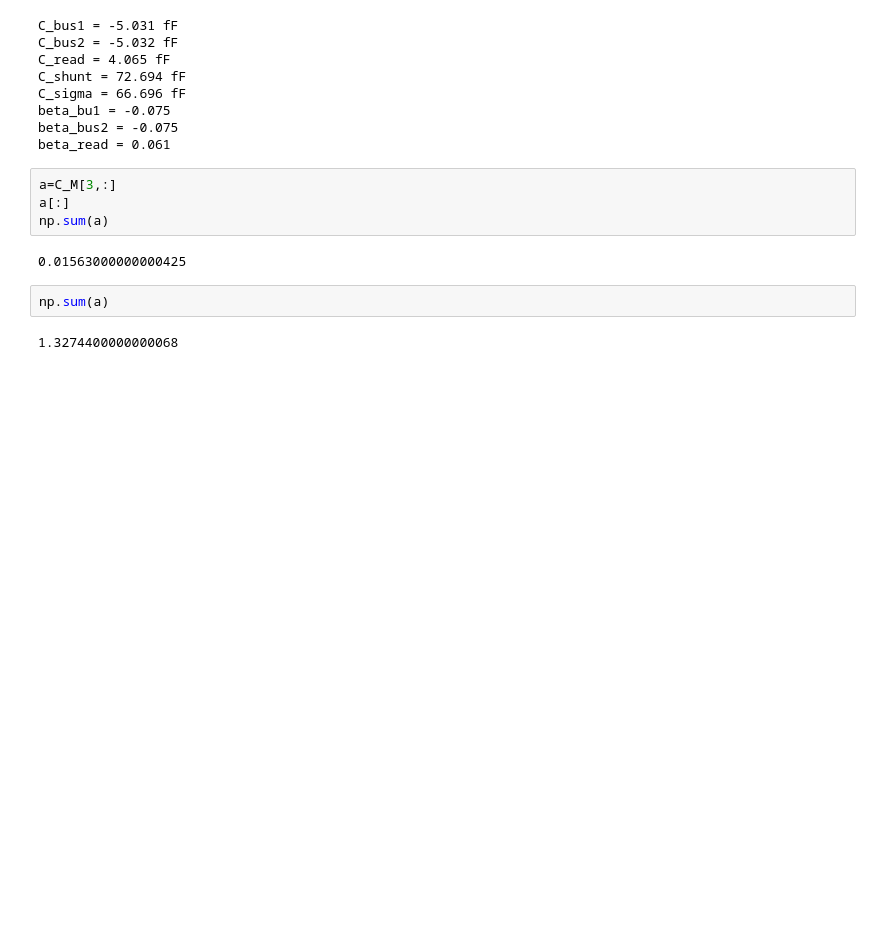
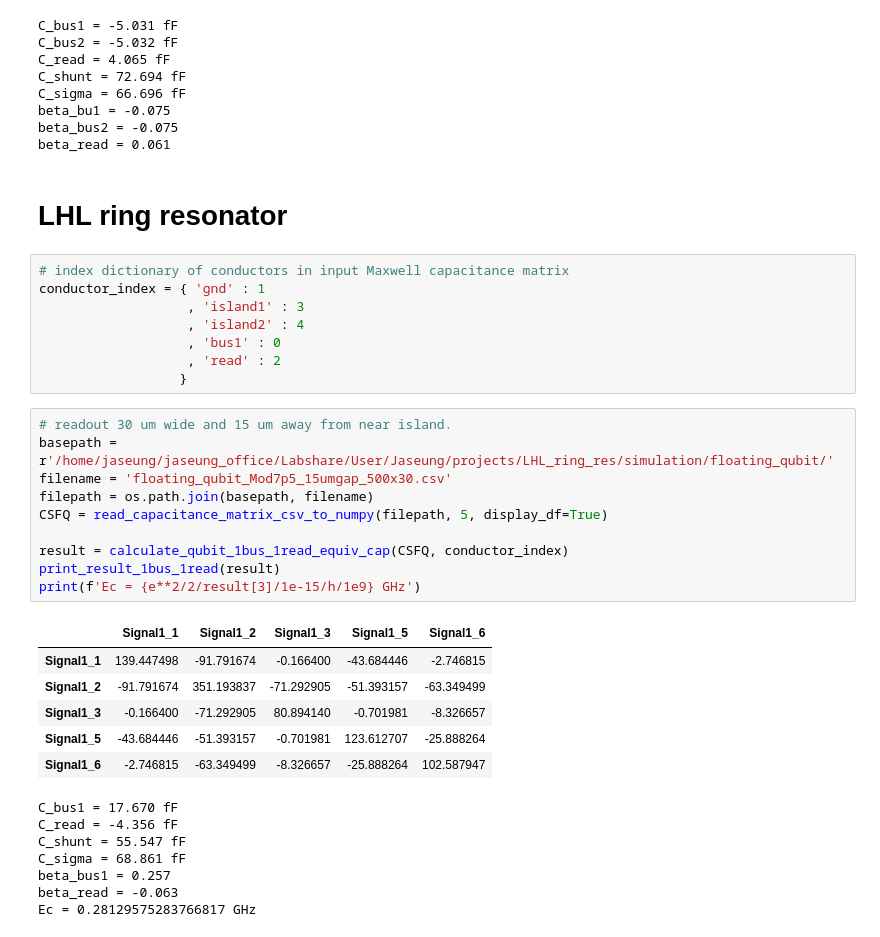
Before and after one commit to JaseungKu/python-code-SYR, a Jupyter notebook: IBM_qubit_capacitance_cal.ipynb, the cells around one changed output. Cells and saved outputs as stored; diff of their text form; blank space fills up the shorter version.

```diff
--- a/IBM_qubit_capacitance_cal.ipynb
+++ b/IBM_qubit_capacitance_cal.ipynb
@@ -710,13 +734,37 @@ C_sigma = 66.696 fF
 beta_bu1 = -0.075
 beta_bus2 = -0.075
 beta_read = 0.061
-# %%
-a=C_M[3,:]
-a[:]
-np.sum(a)
-# %% [output]
-0.01563000000000425
-# %%
-np.sum(a)
-# %% [output]
-1.3274400000000068
+# %% [markdown]
+# LHL ring resonator
+# %%
+# index dictionary of conductors in input Maxwell capacitance matrix
+conductor_index = { 'gnd' : 1
+                   , 'island1' : 3
+                   , 'island2' : 4
+                   , 'bus1' : 0
+                   , 'read' : 2
+                  }
+# %%
+# readout 30 um wide and 15 um away from near island.
+basepath = r'/home/jaseung/jaseung_office/Labshare/User/Jaseung/projects/LHL_ring_res/simulation/floating_qubit/'
+filename = 'floating_qubit_Mod7p5_15umgap_500x30.csv'
+filepath = os.path.join(basepath, filename)
+CSFQ = read_capacitance_matrix_csv_to_numpy(filepath, 5, display_df=True)
+
+result = calculate_qubit_1bus_1read_equiv_cap(CSFQ, conductor_index)
+print_result_1bus_1read(result)
+print(f'Ec = {e**2/2/result[3]/1e-15/h/1e9} GHz')
+# %% [output]
+|  | Signal1_1 | Signal1_2 | Signal1_3 | Signal1_5 | Signal1_6 |
+| Signal1_1 | 139.447498 | -91.791674 | -0.166400 | -43.684446 | -2.746815 |
+| Signal1_2 | -91.791674 | 351.193837 | -71.292905 | -51.393157 | -63.349499 |
+| Signal1_3 | -0.166400 | -71.292905 | 80.894140 | -0.701981 | -8.326657 |
+| Signal1_5 | -43.684446 | -51.393157 | -0.701981 | 123.612707 | -25.888264 |
+| Signal1_6 | -2.746815 | -63.349499 | -8.326657 | -25.888264 | 102.587947 |
+C_bus1 = 17.670 fF
+C_read = -4.356 fF
+C_shunt = 55.547 fF
+C_sigma = 68.861 fF
+beta_bus1 = 0.257
+beta_read = -0.063
+Ec = 0.28129575283766817 GHz
```
Also changed, not shown: parts of 17 cells of this notebook, 16 other files.
